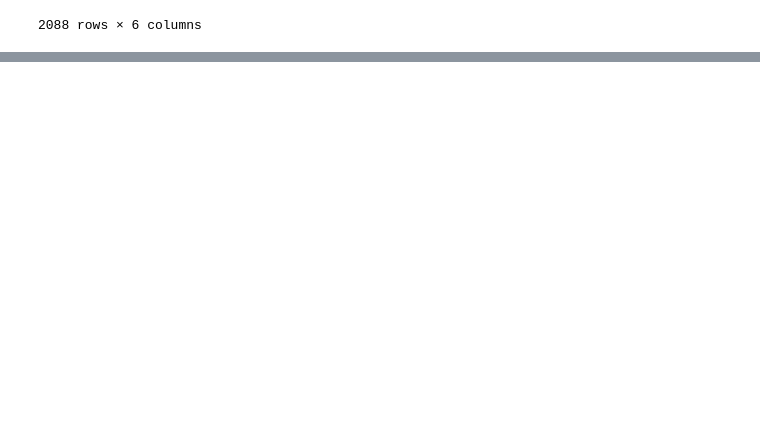
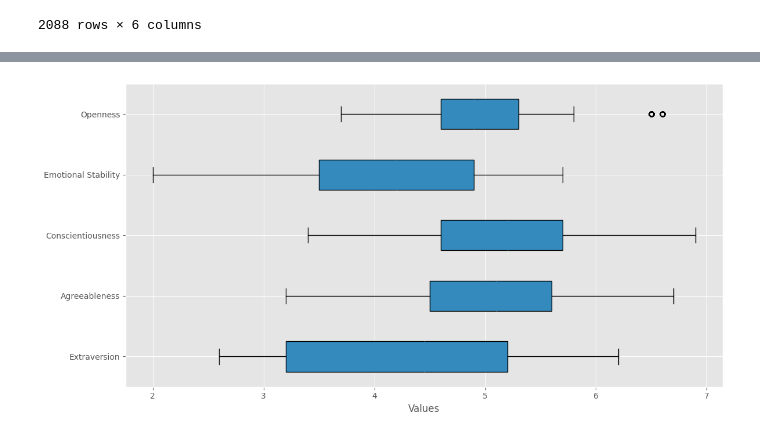
Before and after one commit to justin5927/ascertain_Investigation, a Jupyter notebook: Plotting/big_personality_traits.ipynb, the cells around one changed output, grey strips where cells are left out. Saved outputs shown, nothing was run; the diff lists cells and outputs as text; code cells hidden in the pictures; blank space fills up the shorter version.

```diff
--- a/Plotting/big_personality_traits.ipynb
+++ b/Plotting/big_personality_traits.ipynb
@@ -36,0 +89,27 @@ plt.show()
+# %%
+import matplotlib.pyplot as plt
+import pandas as pd
+
+# Assuming personalities_df is your DataFrame with personality traits
+plt.figure(figsize=(12, 6))
+personalities_df = personalities_df.drop(columns=["participants"])
+
+
+# Create a grouped box plot for all features
+box_data = [personalities_df[col] for col in personalities_df.columns]
+plt.boxplot(box_data, vert=False, patch_artist=True, widths=0.5)
+
+# Set labels for each feature
+feature_labels = personalities_df.columns
+plt.yticks(range(1, len(feature_labels) + 1), feature_labels)
+
+# Set labels and title
+plt.xlabel('Values')
+
+plt.savefig('figures/box_plot_personality_traits.png', dpi=300, bbox_inches='tight')
+
+# Show the plot
+plt.tight_layout()
+plt.show()
+# %% [output]
+[figure, added]
```
Also changed, not shown: parts of 6 cells of this notebook.
